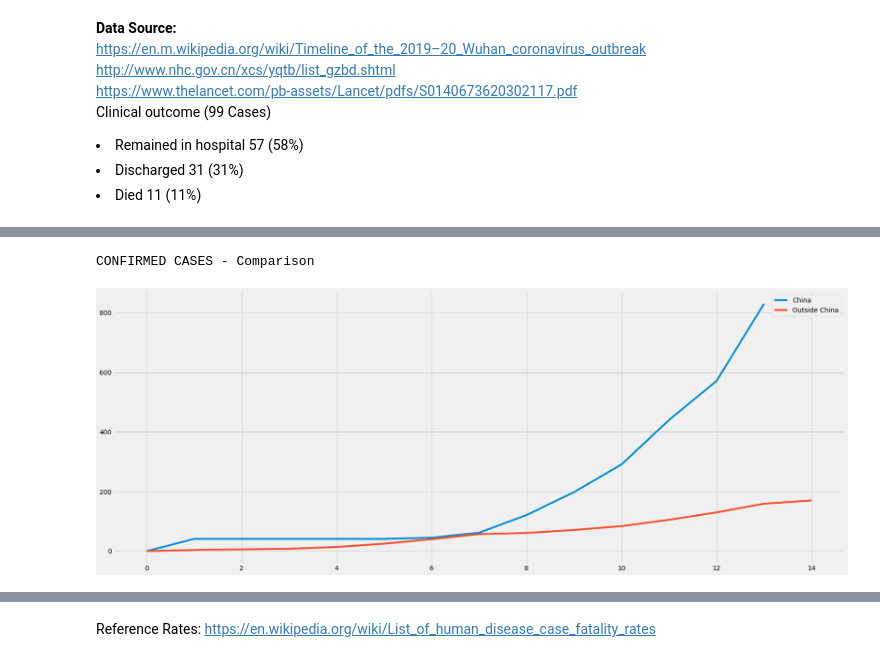
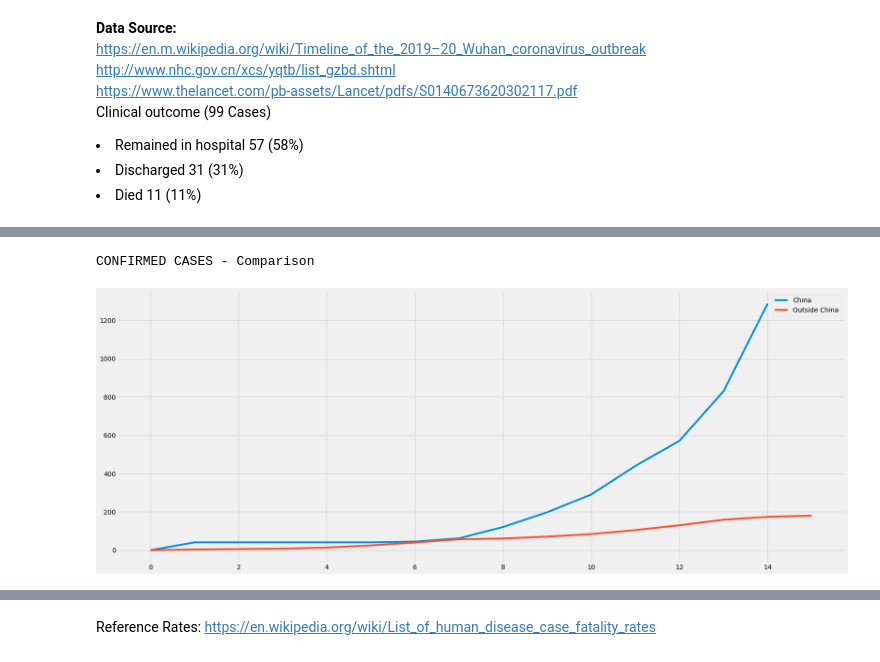
Before and after one commit to smtexas99/ncov19, a Jupyter notebook: ncov2019.ipynb, the cells around one changed output, grey strips where cells are left out. Saved outputs shown, nothing was run; the diff lists cells and outputs as text; code cells hidden in the pictures.

```diff
--- a/ncov2019.ipynb
+++ b/ncov2019.ipynb
@@ -72,18 +72,18 @@ df
 # %%
 df_sc = df['Cases Suspected']
 df_cc = df['Cases Confirmed']
 df_cco = df['Cases Confirm Outside China']
 print('CONFIRMED CASES - Comparison')
 cco = np.array(df_cco[10:])
-cc = np.array(df_cc[2:16])
+cc = np.array(df_cc[2:17])
 rcParams['figure.figsize'] = 25,10
 plt.plot(cc, label = 'China')
 plt.plot(cco, label = 'Outside China')
 plt.legend()
 plt.show()
 # %% [output]
 CONFIRMED CASES - Comparison
-[figure, old version]
+[figure, new version]
 # %%
 df_d = df['Deaths']
 df_r = df['Recovered']
```
Also changed, not shown: parts of 17 cells of this notebook.
